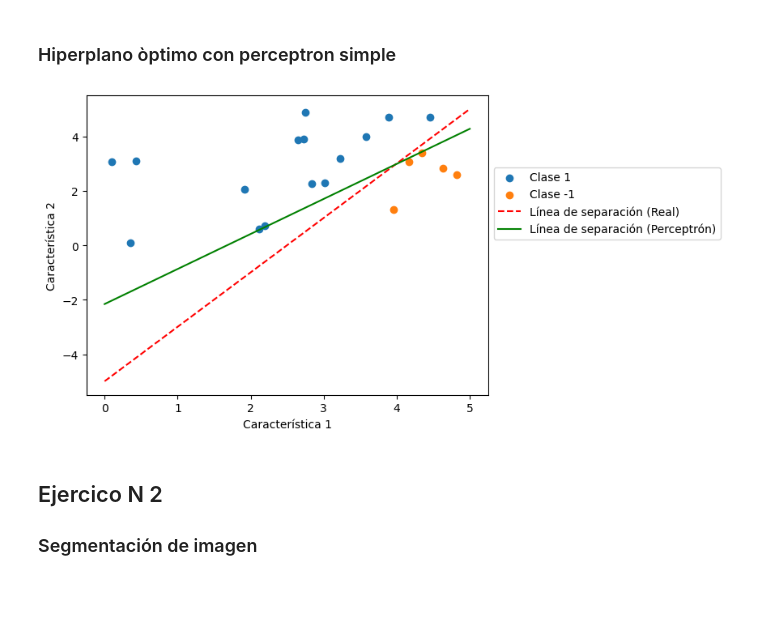
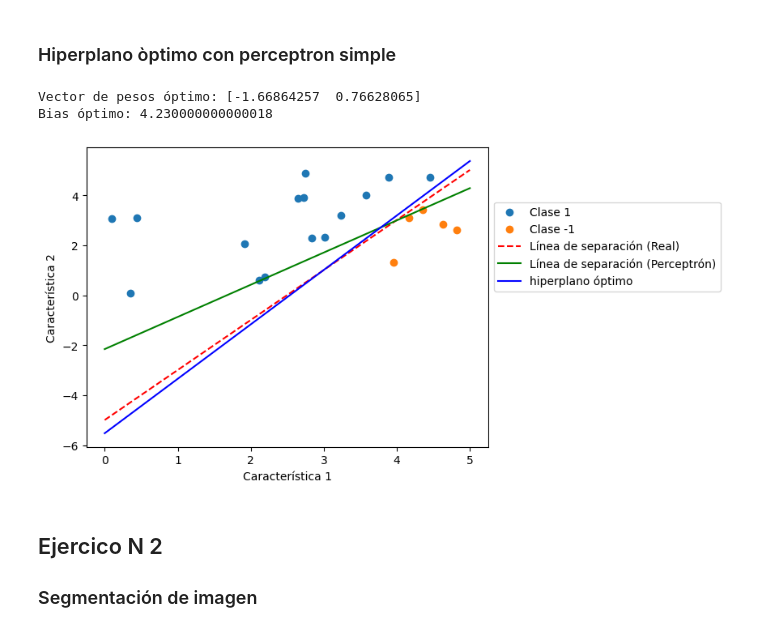
Before and after one commit to UnahurAprendizajeAutomatico/SVM, a Jupyter notebook: modelos/svm.ipynb, the cells around one changed output. Cells and saved outputs as stored; diff of their text form; code cells hidden in the pictures; blank space fills up the shorter version.

Commit message:
añadido hiperplano optimo

```diff
--- a/modelos/svm.ipynb
+++ b/modelos/svm.ipynb
@@ -153,17 +153,58 @@ epochs = 1000
 w, b = train_perceptron(X2, y2, learning_rate, epochs)
 
 predicciones = [step_activation(np.dot(x,w) + b) for x in X2]
+# %%
+import numpy as np
+
+def hiperplano_optimo(w, b, X, y, learning_rate=0.01, epochs=1000):
+    # Inicializa los pesos y el bias
+    w = np.array(w)
+    b = float(b)
+
+    for epoch in range(epochs):
+        dw = np.zeros(w.shape)
+        db = 0
+
+        # Itera a través de los puntos de datos
+        for pto in range(len(X)):
+            # Calcula el producto punto entre w y X[i] y suma el bias
+            z = np.dot(w, X[pto]) + b
+
+            # Calcula el gradiente para w y b
+            if y[pto] * z < 1:
+                dw += -y[pto] * X[pto]
+                db += -y[pto]
+
+        # Actualiza los pesos y el bias
+        w = w - learning_rate * (w + C * dw)
+        b = b - learning_rate * C * db
+
+    return w, b
+
+# Ejemplo de uso:
+y = np.array([-1, -1, 1, 1])
+w_inicial = [0, 0]
+b_inicial = 0
+C = 1  # Parámetro de regularización
+
+w_optimo, b_optimo = hiperplano_optimo(w_inicial, b_inicial, X2, y2)
+print("Vector de pesos óptimo:", w_optimo)
+print("Bias óptimo:", b_optimo)
+# %% [output]
+Vector de pesos óptimo: [-1.66864257  0.76628065]
+Bias óptimo: 4.230000000000018
 # %%
 plt.scatter(x1[y_real2 == 1], x2[y_real2 == 1], label='Clase 1')
 plt.scatter(x1[y_real2 == -1], x2[y_real2 == -1], label='Clase -1')
 plt.plot(x_separacion,y_separacion, color='red', linestyle='--', label='Línea de separación (Real)')
 plt.plot([0, 5], [-(w[0]/w[1])*0 + (-b/w[1]), -(w[0]/w[1])*5 + (-b/w[1])], color='green', linestyle='solid', label='Línea de separación (Perceptrón)')
+plt.plot([0, 5], [-(w_optimo[0]/w_optimo[1])*0 + (-b_optimo/w_optimo[1]), -(w_optimo[0]/w_optimo[1])*5 + (-b_optimo/w_optimo[1])], color='blue', linestyle='solid', label='hiperplano óptimo')
 plt.xlabel('Característica 1')
 plt.ylabel('Característica 2')
 plt.legend(loc='lower left', bbox_to_anchor=(1, 0.5))
 plt.show()
 # %% [output]
-[figure, old version]
+[figure, new version]
 # %% [markdown]
 ## Ejercico N 2
 ### Segmentación de imagen
```
Also changed, not shown: parts of 1 cell of this notebook.
